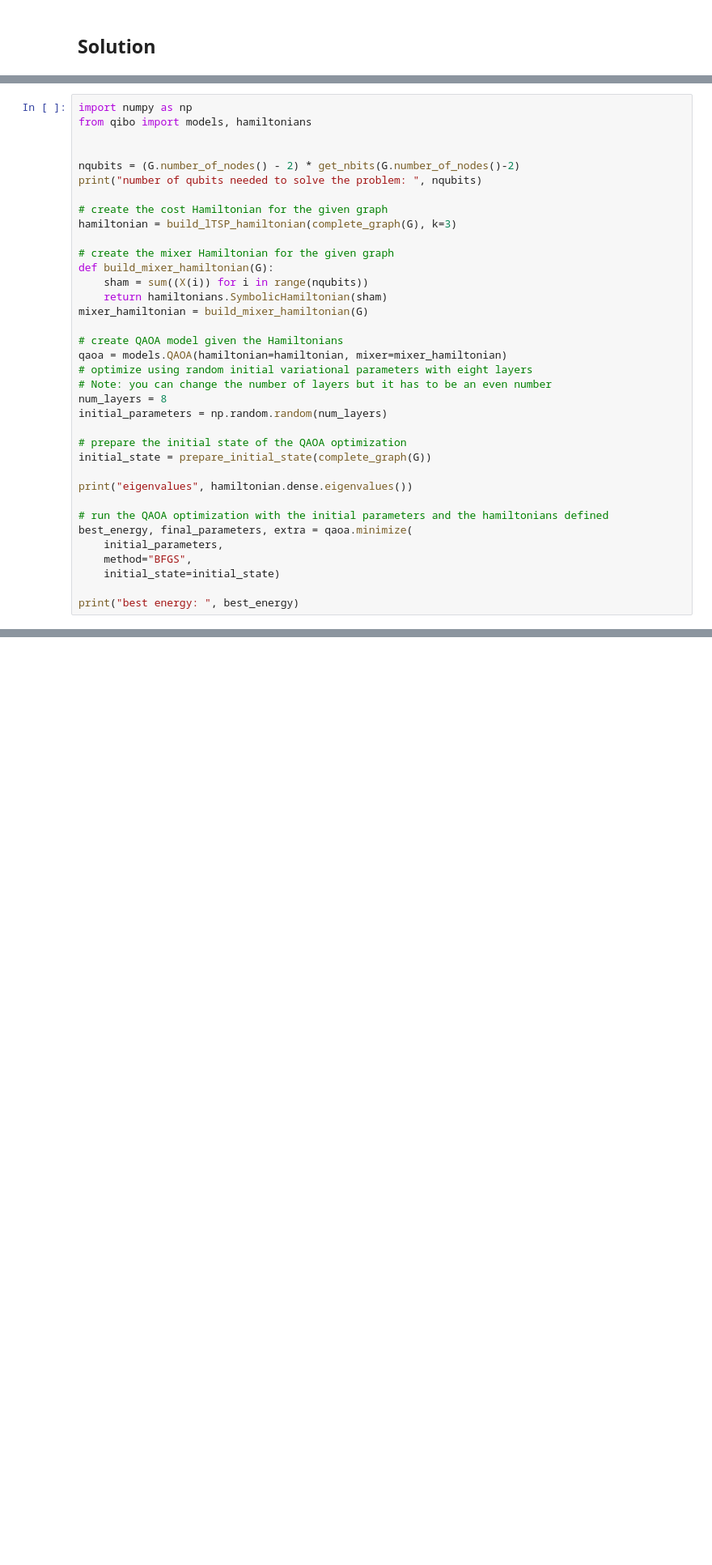
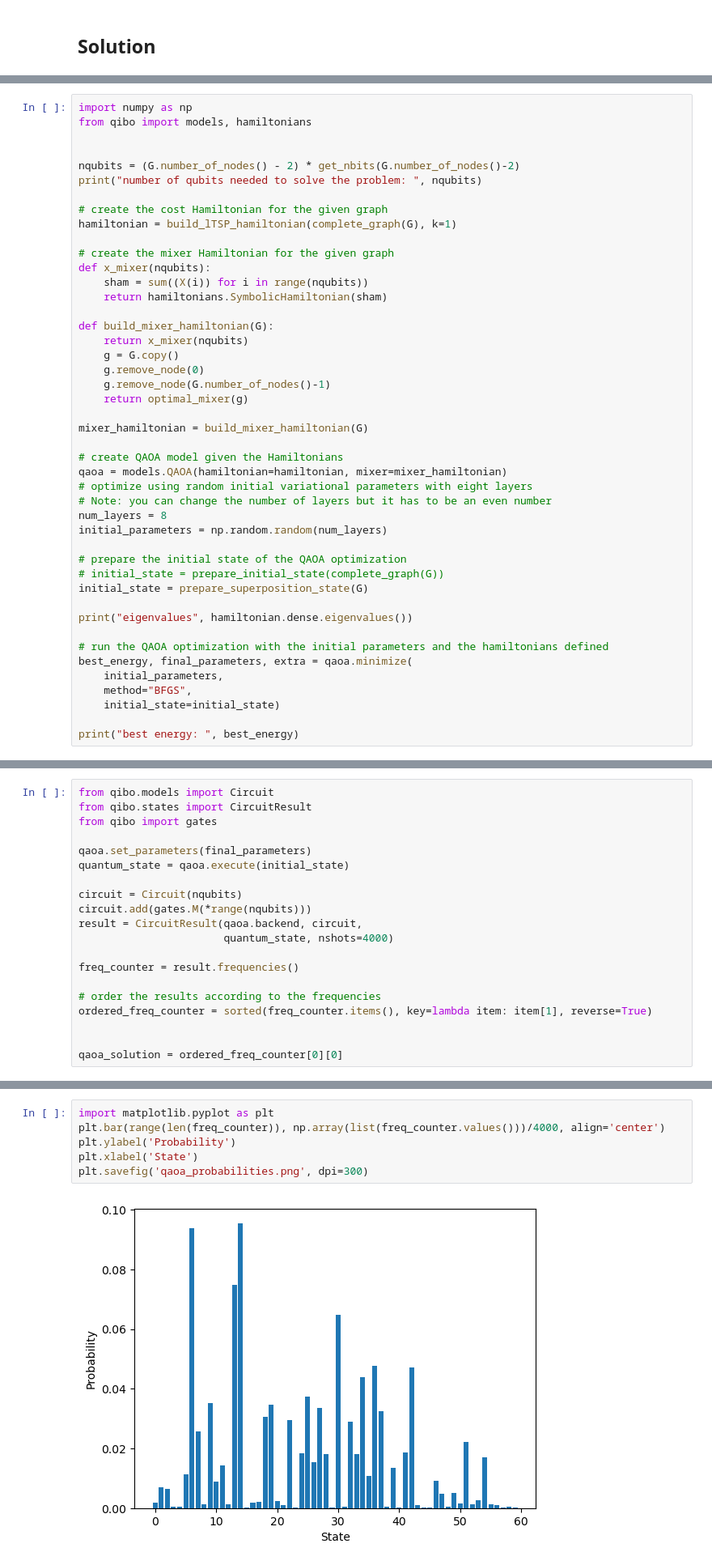
Before and after one commit to sunjerry019/ETH-QHack-Qilimanjaro, a Jupyter notebook: Software Challenge/TSP_introductory_challenge.ipynb, the cells around one changed output, grey strips where cells are left out. Shown: that part at 81% size. Drawn from its saved outputs; the diff is of its cells as text; blank space fills up the shorter version.

```diff
--- a/Software Challenge/TSP_introductory_challenge.ipynb
+++ b/Software Challenge/TSP_introductory_challenge.ipynb
@@ -565,12 +601,20 @@ nqubits = (G.number_of_nodes() - 2) * get_nbits(G.number_of_nodes()-2)
 print("number of qubits needed to solve the problem: ", nqubits)
 
 # create the cost Hamiltonian for the given graph
-hamiltonian = build_lTSP_hamiltonian(complete_graph(G), k=3)
+hamiltonian = build_lTSP_hamiltonian(complete_graph(G), k=1)
 
 # create the mixer Hamiltonian for the given graph
-def build_mixer_hamiltonian(G):
+def x_mixer(nqubits):
     sham = sum((X(i)) for i in range(nqubits))
     return hamiltonians.SymbolicHamiltonian(sham)
+
+def build_mixer_hamiltonian(G):
+    return x_mixer(nqubits)
+    g = G.copy()
+    g.remove_node(0)
+    g.remove_node(G.number_of_nodes()-1)
+    return optimal_mixer(g)
+
 mixer_hamiltonian = build_mixer_hamiltonian(G)
 
 # create QAOA model given the Hamiltonians
@@ -581,7 +625,8 @@ num_layers = 8
 initial_parameters = np.random.random(num_layers)
 
 # prepare the initial state of the QAOA optimization
-initial_state = prepare_initial_state(complete_graph(G))
+# initial_state = prepare_initial_state(complete_graph(G))
+initial_state = prepare_superposition_state(G)
 
 print("eigenvalues", hamiltonian.dense.eigenvalues())
 
@@ -611,0 +653,20 @@ best_energy
+# %%
+from qibo.models import Circuit
+from qibo.states import CircuitResult
+from qibo import gates
+
+qaoa.set_parameters(final_parameters)
+quantum_state = qaoa.execute(initial_state)
+
+circuit = Circuit(nqubits)
+circuit.add(gates.M(*range(nqubits)))
+result = CircuitResult(qaoa.backend, circuit,
+                       quantum_state, nshots=4000)
+
+freq_counter = result.frequencies()
+
+# order the results according to the frequencies
+ordered_freq_counter = sorted(freq_counter.items(), key=lambda item: item[1], reverse=True)
+
+
+qaoa_solution = ordered_freq_counter[0][0]
@@ -611,0 +677,8 @@ best_energy
+# %%
+import matplotlib.pyplot as plt
+plt.bar(range(len(freq_counter)), np.array(list(freq_counter.values()))/4000, align='center')
+plt.ylabel('Probability')
+plt.xlabel('State')
+plt.savefig('qaoa_probabilities.png', dpi=300)
+# %% [output]
+[figure, added]
```
Also changed, not shown: parts of 15 cells of this notebook.
